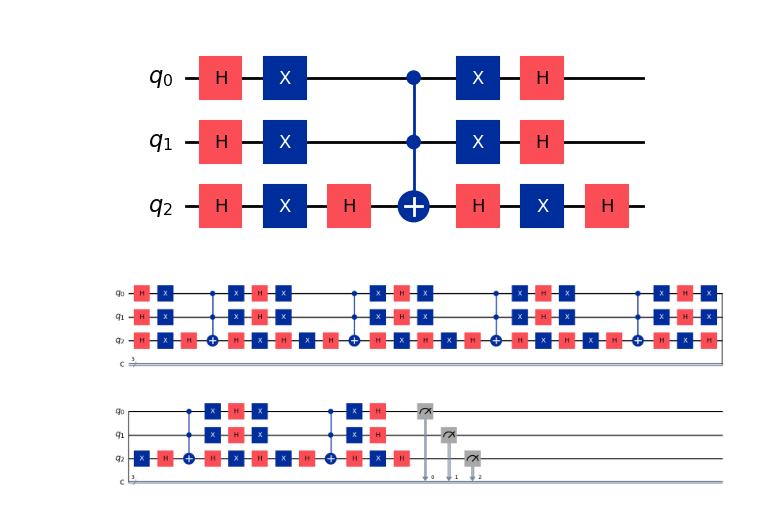
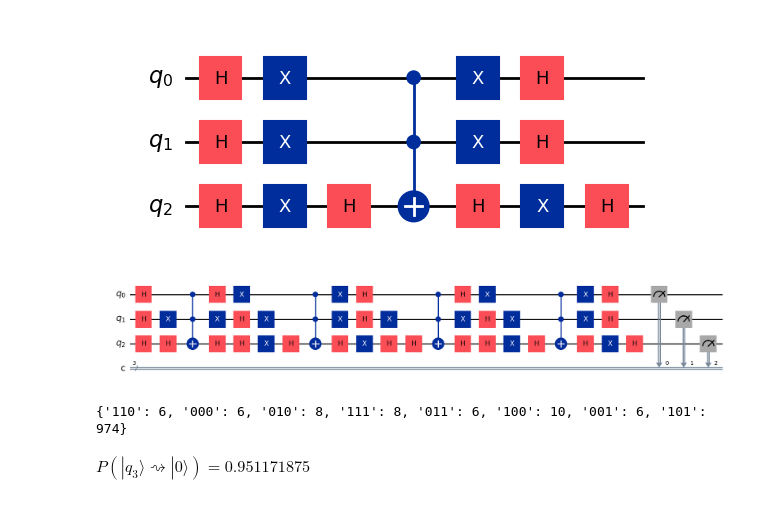
Before and after one commit to zshelali/UTBM-Math, a Jupyter notebook: IT41/Practical-Session-4-Quantum-Algorithms/quantum_algorithms.ipynb, the cells around one changed output. Cells and saved outputs as stored; diff of their text form; code cells hidden in the pictures.

```diff
--- a/IT41/Practical-Session-4-Quantum-Algorithms/quantum_algorithms.ipynb
+++ b/IT41/Practical-Session-4-Quantum-Algorithms/quantum_algorithms.ipynb
@@ -856,13 +856,18 @@ c: 3/═════════════════════════
                                                              0  1  2
 # %% [markdown]
 ### State: 101, Index: 5, Count: 787, Probability: 0.7685547
+# %%
+# optimal amount of tries
+import numpy as np
+
+optimal = int(np.floor((np.pi/4)*np.sqrt(8)))
 # %%
-# 6 iterations
+# 2 iterations
 
 grover_3 = QCircuit(3)
 grover_3.add([H(0), H(1), H(2)])
 
-for _ in range(6):
+for _ in range(optimal):
     grover_3 += O + D
 
 grover_3.add(BasisMeasure([0, 1, 2]))
@@ -934,20 +972,42 @@ d.draw("mpl")
 # %% [output]
 [figure]
 # %%
-def grover_circuit(target: str, iterations: int = 1):
+def grover_circuit(target, iterations = int(np.floor((np.pi/4)*np.sqrt(8)))):
     qc = QuantumCircuit(3, 3)
 
     qc.h([0, 1, 2])
 
     # Step 2: Grover iterations
     for _ in range(iterations):
         qc.compose(oracle(target), inplace=True)
         qc.compose(diffuser(), inplace=True)
 
     qc.measure([0, 1, 2], [0, 1, 2])
     return qc
 
-test = grover_circuit("101", 3)
+test = grover_circuit("101")
 test.draw("mpl")
 # %% [output]
-[figure, old version]
+[figure, new version]
+# %%
+from qiskit_aer import Aer
+from qiskit import transpile
+
+simulator = Aer.get_backend("qasm_simulator")
+compiled_circuit = transpile(test, simulator)
+job = simulator.run(compiled_circuit, backend=simulator, shots=1024)
+
+result = job.result()
+counts = result.get_counts(test)
+
+print(counts)
+
+
+total = sum(counts.values())
+prob_0 = sum(v for k, v in counts.items() if k == '101') / total
+
+from IPython.display import display, Math
+display(Math(f"P(|q_3\\rangle \\rightsquigarrow |0\\rangle) = {prob_0}"))
+# %% [output]
+{'110': 6, '000': 6, '010': 8, '111': 8, '011': 6, '100': 10, '001': 6, '101': 974}
+$\displaystyle P(|q_3\rangle \rightsquigarrow |0\rangle) = 0.951171875$
```
Also changed, not shown: parts of 13 cells of this notebook.
